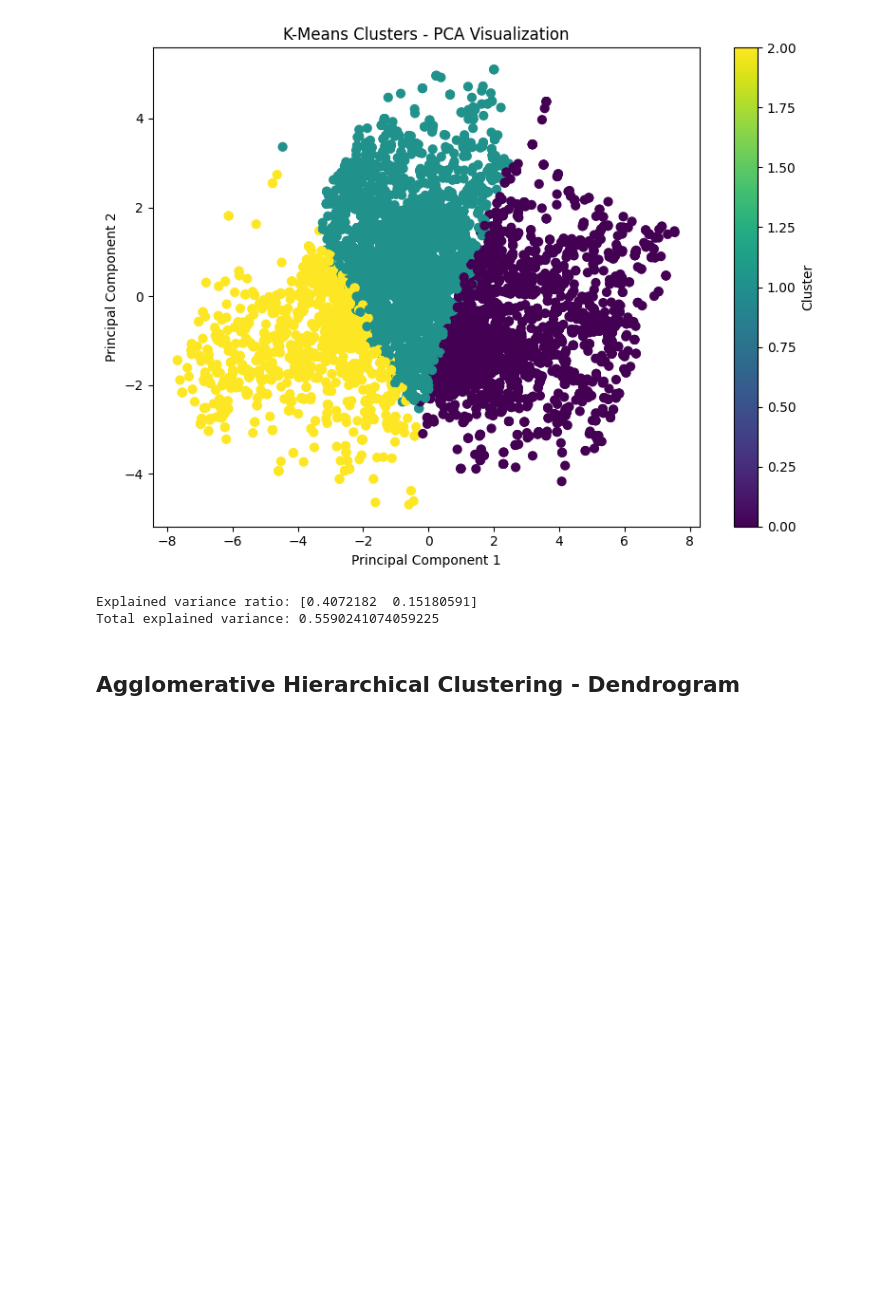
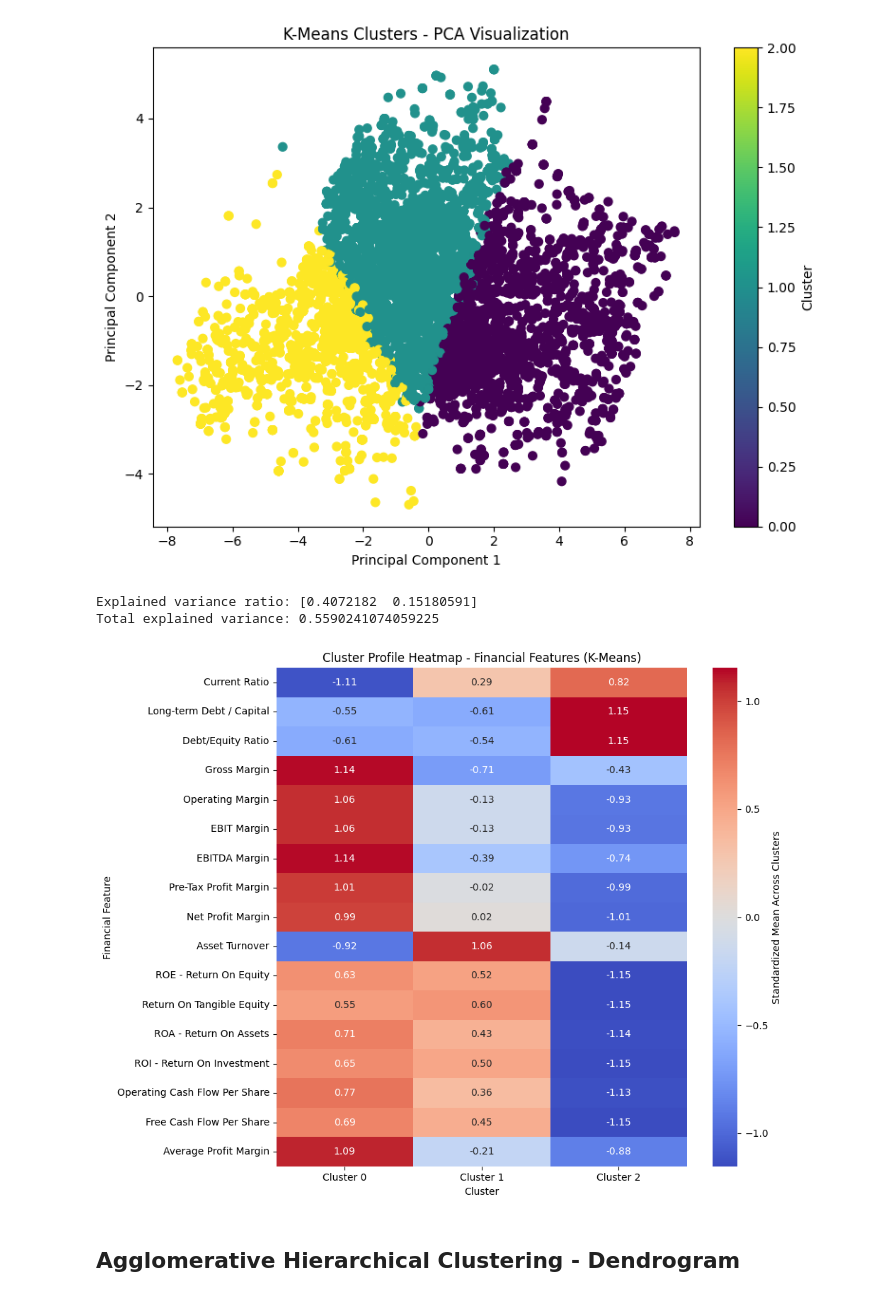
Before and after one commit to rishitkumar8/Business-Financial-Health-Credit-Risk-Intelligence-Platform, a Jupyter notebook: notebooks/clustering.ipynb, the cells around one changed output. Drawn from its saved outputs; the diff is of its cells as text; code cells hidden in the pictures; blank space fills up the shorter version.

Commit message:
Added Heatmaps in clustering

```diff
--- a/notebooks/clustering.ipynb
+++ b/notebooks/clustering.ipynb
@@ -170,6 +192,45 @@ print("Total explained variance:", pca.explained_variance_ratio_.sum())
 [figure]
 Explained variance ratio: [0.4072182  0.15180591]
 Total explained variance: 0.5590241074059225
+# %%
+# Select financial feature columns available in the project
+financial_features = [
+    col for col in X_cluster.columns
+    if not col.startswith('Sector_')
+]
+
+# Compute mean financial feature profiles for Cluster 0, Cluster 1, and Cluster 2
+cluster_profiles = X_cluster[financial_features].groupby(kmeans_labels).mean()
+
+# Standardize feature means across clusters for color comparison
+profile_means = cluster_profiles.mean(axis=0)
+profile_stds = cluster_profiles.std(axis=0)
+
+# Handle constant-valued features safely (avoid division by zero)
+profile_stds_safe = profile_stds.replace(0, 1)
+cluster_profiles_std = (cluster_profiles - profile_means) / profile_stds_safe
+cluster_profiles_std = cluster_profiles_std.fillna(0)
+
+# Label clusters
+cluster_profiles_std.index = [f"Cluster {i}" for i in cluster_profiles_std.index]
+
+# Generate Cluster Profile Heatmap
+plt.figure(figsize=(10, 8))
+sns.heatmap(
+    cluster_profiles_std.T,
+    annot=True,
+    fmt=".2f",
+    cmap="coolwarm",
+    center=0,
+    cbar_kws={'label': 'Standardized Mean Across Clusters'}
+)
+plt.title("Cluster Profile Heatmap - Financial Features (K-Means)")
+plt.xlabel("Cluster")
+plt.ylabel("Financial Feature")
+plt.tight_layout()
+plt.show()
+# %% [output]
+[figure, added]
 # %% [markdown]
 ## Agglomerative Hierarchical Clustering - Dendrogram
 # %%
```
Also changed, not shown: parts of 4 cells of this notebook, 1 other file.
